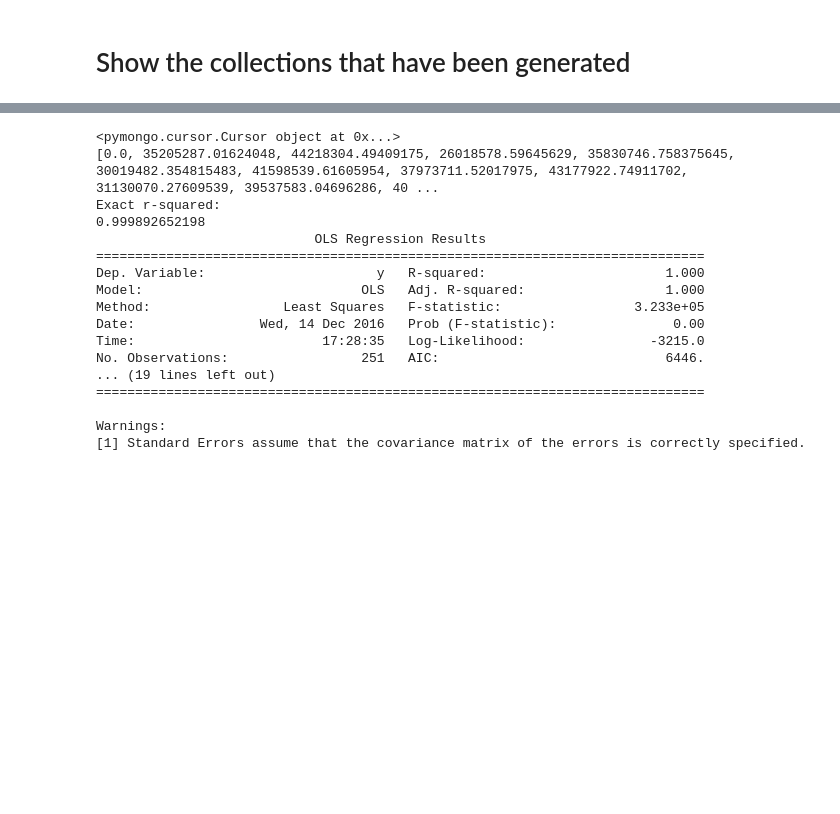
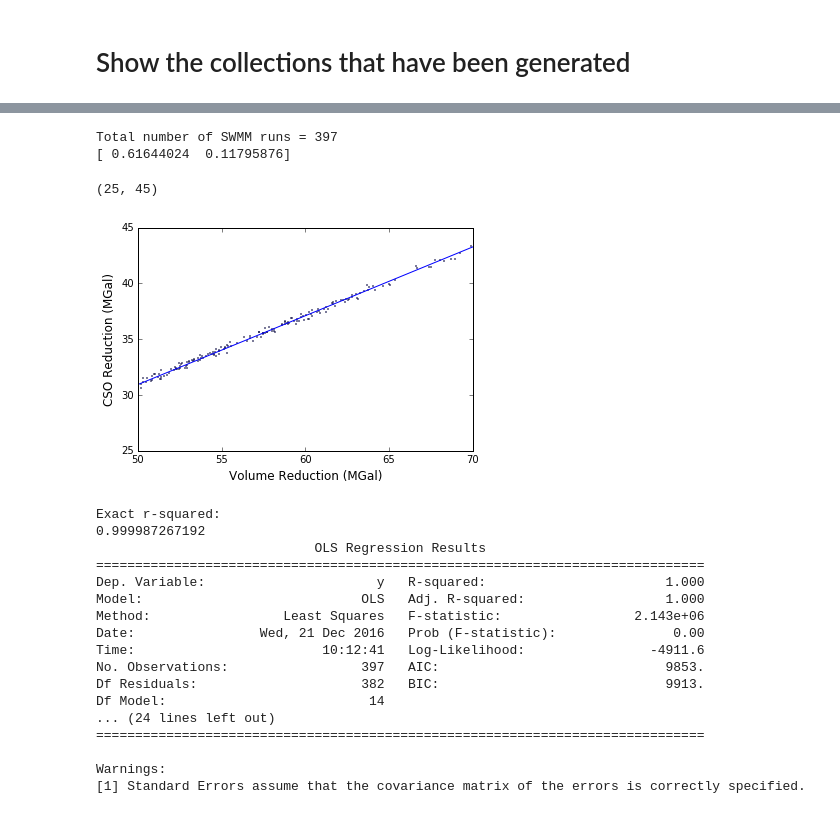
Before and after one commit to amcgarity/SWMMWise, a Jupyter notebook: multivariate_regression-AEM.ipynb, the cells around one changed output, grey strips where cells are left out. Drawn from its saved outputs; the diff is of its cells as text; code cells hidden in the pictures; blank space fills up the shorter version.

```diff
--- a/multivariate_regression-AEM.ipynb
+++ b/multivariate_regression-AEM.ipynb
@@ -28,18 +230,41 @@ collectionNames = sorted(db.collection_names())
+# %%
+# SCATTER PLOT OF CSO ANNUAL VOLUME REDUCTION VS SEWER OUTFLOW ANNUAL VOLUME REDUCTION
+%matplotlib inline
+import matplotlib.pyplot as plt
+print "Total number of SWMM runs = %d" % len(volReductionMgal)
+xRange = [50,70]
+yRange = [25,45]
+# fit a straight line to CSO volume vs Outflow volume:
+VolumeRed = []
+VolumeRed.append(volReductionMgal)
+stats = reg_m(csoReductionMgal,VolumeRed)
+print stats.params
+a = stats.params[1]  # intercept
+b = stats.params[0]  # slope
+xline = []
+yline = []
+for xval in range(xRange[0],xRange[1]+1, 1):
+    xline.append(xval)
+    yval = a + b*xval
+    yline.append(yval)
+(fig, ax1) = plt.subplots()
+ax1.plot(volReductionMgal,csoReductionMgal,'ko',color = 'b',markersize = 1)
+ax1.plot(xline,yline)
+ax1.set_xlabel("Volume Reduction (MGal)",fontsize=12)
+ax1.set_ylabel("CSO Reduction (MGal)",fontsize=12)
+plt.xlim(xRange)
+plt.ylim(yRange)
+# %% [output]
+Total number of SWMM runs = 397
+[ 0.61644024  0.11795876]
+(25, 45)
+[figure, added]
 # %%
-import numpy as np
-import statsmodels.api as sm
-from get_cso import *
-from process_collection import *
-collectionName = collection #from cell above
-ratio = 0.05
-numSubcatch = 7
-results = volume_reduction_and_runoff_volume_vs_lid_number(collectionName, numSubcatch, db)
-csoResults = cso_reduction(collectionName, ratio, numSubcatch, results)
-
-### regression
-y = csoResults["csoReduction"]
+### regression for total volume outflow
+y = csoResults["totalVol"]
+#print y
 x = results['numLists']
-#print len(x[1])
+#print x
 def reg_m(y, x):
     ones = np.ones(len(x[0]))
     X = sm.add_constant(np.column_stack((x[0], ones)))
@@ -48,23 +273,24 @@ def reg_m(y, x):
     statistics = sm.OLS(y, X).fit()
     return statistics
 reg_m(y,x)
+
 print "Exact r-squared:"
 print reg_m(y, x).rsquared
 print reg_m(y, x).summary()
 # %% [output]
-<pymongo.cursor.Cursor object at 0x...>
-[0.0, 35205287.01624048, 44218304.49409175, 26018578.59645629, 35830746.758375645, 30019482.354815483, 41598539.61605954, 37973711.52017975, 43177922.74911702, 31130070.27609539, 39537583.04696286, 40 ...
 Exact r-squared:
-0.999892652198
+0.999987267192
                             OLS Regression Results
 ==============================================================================
 Dep. Variable:                      y   R-squared:                       1.000
 Model:                            OLS   Adj. R-squared:                  1.000
-Method:                 Least Squares   F-statistic:                 3.233e+05
-Date:                Wed, 14 Dec 2016   Prob (F-statistic):               0.00
-Time:                        17:28:35   Log-Likelihood:                -3215.0
-No. Observations:                 251   AIC:                             6446.
-... (19 lines left out)
+Method:                 Least Squares   F-statistic:                 2.143e+06
+Date:                Wed, 21 Dec 2016   Prob (F-statistic):               0.00
+Time:                        10:12:41   Log-Likelihood:                -4911.6
+No. Observations:                 397   AIC:                             9853.
+Df Residuals:                     382   BIC:                             9913.
+Df Model:                          14
+... (24 lines left out)
 ==============================================================================
 
 Warnings:
```
Also changed, not shown: parts of 10 cells of this notebook, 8 other files.
